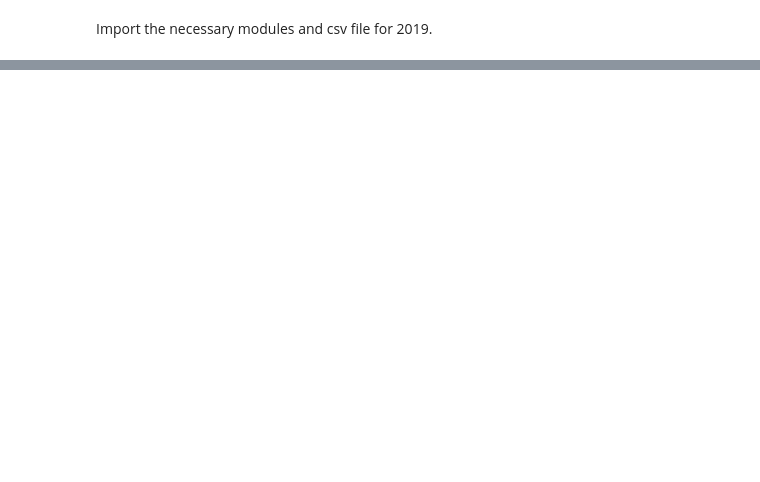
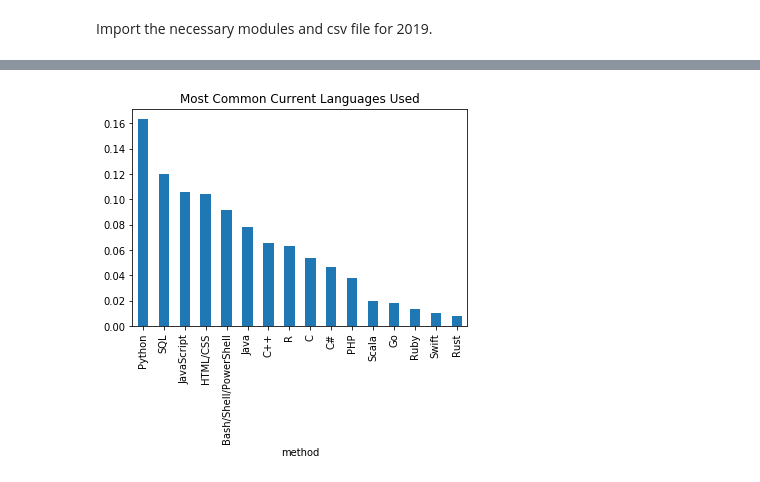
Before and after one commit to lilleboe/stackoverflow_research, a Jupyter notebook: research.ipynb, the cells around one changed output, grey strips where cells are left out. Drawn from its saved outputs; the diff is of its cells as text; code cells hidden in the pictures; blank space fills up the shorter version.

```diff
--- a/research.ipynb
+++ b/research.ipynb
@@ -22,0 +79,3 @@ df.head()
+# %%
+df = df[df['DevType'].notnull()]
+df.shape
@@ -22,0 +86,3 @@ df.head()
+# %%
+df = df[df['DevType'].str.contains('Data scientist or machine learning specialist')]
+df.shape
@@ -22,0 +224,31 @@ df.head()
+# %%
+def clean_and_plot(df, possible_vals, col='LanguageWorkedWith', title='Method of Educating Suggested', plot=True):
+    '''
+    INPUT
+        df - a dataframe holding the CousinEducation column
+        possible_vals - list of possible values to search for
+        title - string the title of your plot
+        axis - axis object
+        plot - bool providing whether or not you want a plot back
+
+    OUTPUT
+        study_df - a dataframe with the count of how many individuals
+        Displays a plot of pretty things related to the CousinEducation column.
+    '''
+    study = df[col].value_counts().reset_index()
+    study.rename(columns={'index': 'method', col: 'count'}, inplace=True)
+    study_df = total_count(study, 'method', 'count', possible_vals)
+
+    study_df.set_index('method', inplace=True)
+    if plot:
+        (study_df/study_df.sum()).plot(kind='bar', legend=None);
+        plt.title(title);
+        plt.show()
+    props_study_df = study_df/study_df.sum()
+    return props_study_df
+# %%
+lang_vals = ["PHP","Python","R","SQL","Java","Bash/Shell/PowerShell","HTML/CSS","JavaScript","C","C++",
+                 "C#","Swift", "Go", "Scala", "Rust", "Ruby", "Other(s)"]
+props_df = clean_and_plot(df, lang_vals, col='LanguageWorkedWith', title='Most Common Current Languages Used')
+# %% [output]
+[figure, added]
```
Also changed, not shown: parts of 33 cells of this notebook.
